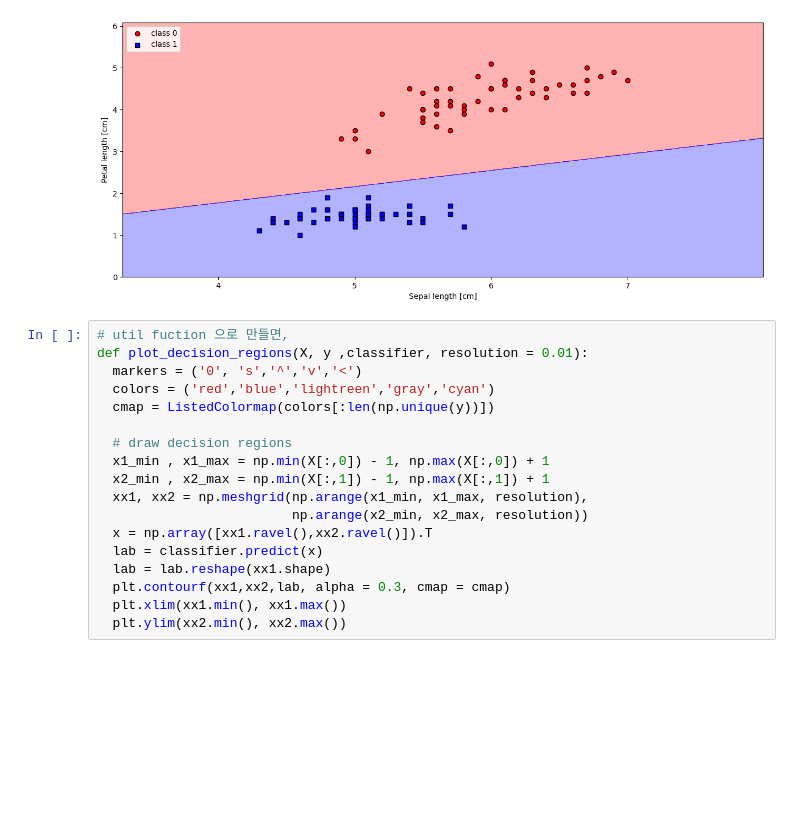
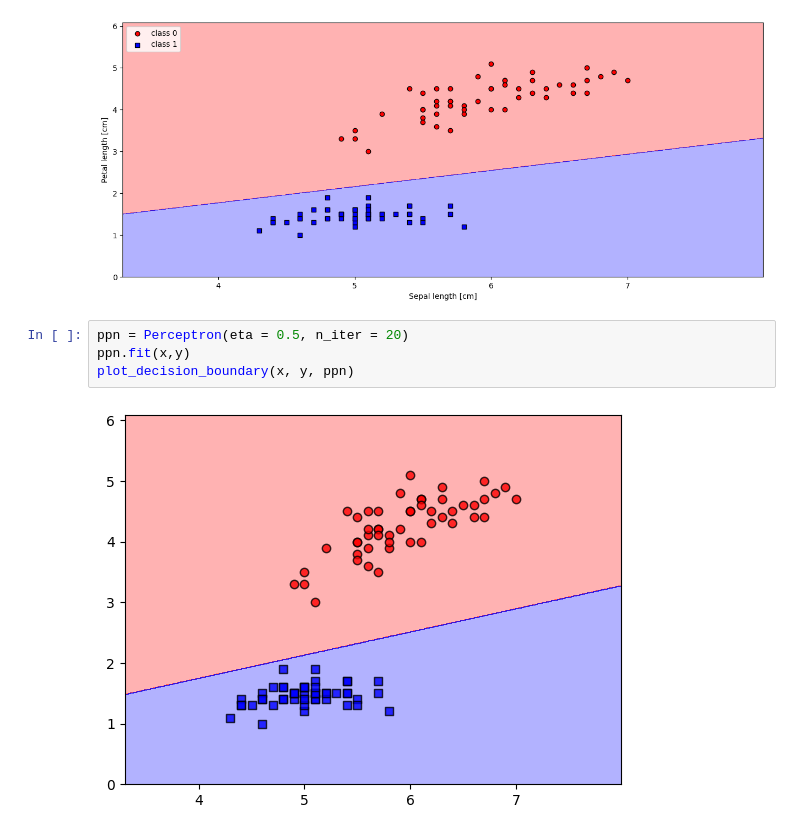
Before and after one commit to hws2002/MachineLearning_PytorchNScikitLearn, a Jupyter notebook: chapter2/chapter2_iris_visualization.ipynb, the cells around one changed output. Drawn from its saved outputs; the diff is of its cells as text; blank space fills up the shorter version.

```diff
--- a/chapter2/chapter2_iris_visualization.ipynb
+++ b/chapter2/chapter2_iris_visualization.ipynb
@@ -236,21 +254,9 @@ plt.legend(loc = 'upper left')
 plt.show()
 # %% [output]
 [figure]
-# %%
-# util fuction 으로 만들면,
-def plot_decision_regions(X, y ,classifier, resolution = 0.01):
-  markers = ('0', 's','^','v','<')
-  colors = ('red','blue','lightreen','gray','cyan')
-  cmap = ListedColormap(colors[:len(np.unique(y))])
-
-  # draw decision regions
-  x1_min , x1_max = np.min(X[:,0]) - 1, np.max(X[:,0]) + 1
-  x2_min , x2_max = np.min(X[:,1]) - 1, np.max(X[:,1]) + 1
-  xx1, xx2 = np.meshgrid(np.arange(x1_min, x1_max, resolution),
-                         np.arange(x2_min, x2_max, resolution))
-  x = np.array([xx1.ravel(),xx2.ravel()]).T
-  lab = classifier.predict(x)
-  lab = lab.reshape(xx1.shape)
-  plt.contourf(xx1,xx2,lab, alpha = 0.3, cmap = cmap)
-  plt.xlim(xx1.min(), xx1.max())
-  plt.ylim(xx2.min(), xx2.max())
+# %%
+ppn = Perceptron(eta = 0.5, n_iter = 20)
+ppn.fit(x,y)
+plot_decision_boundary(x, y, ppn)
+# %% [output]
+[figure, added]
```
Also changed, not shown: parts of 3 cells of this notebook.
